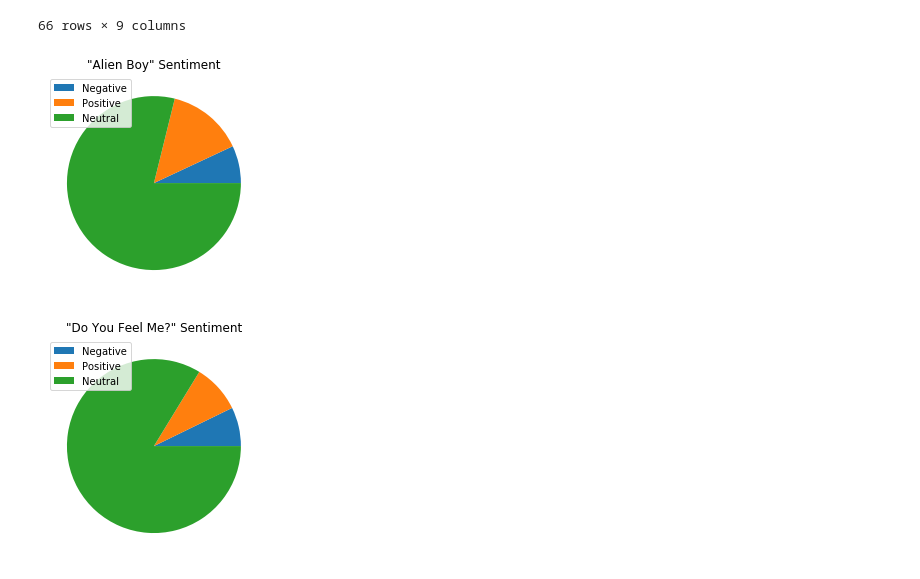
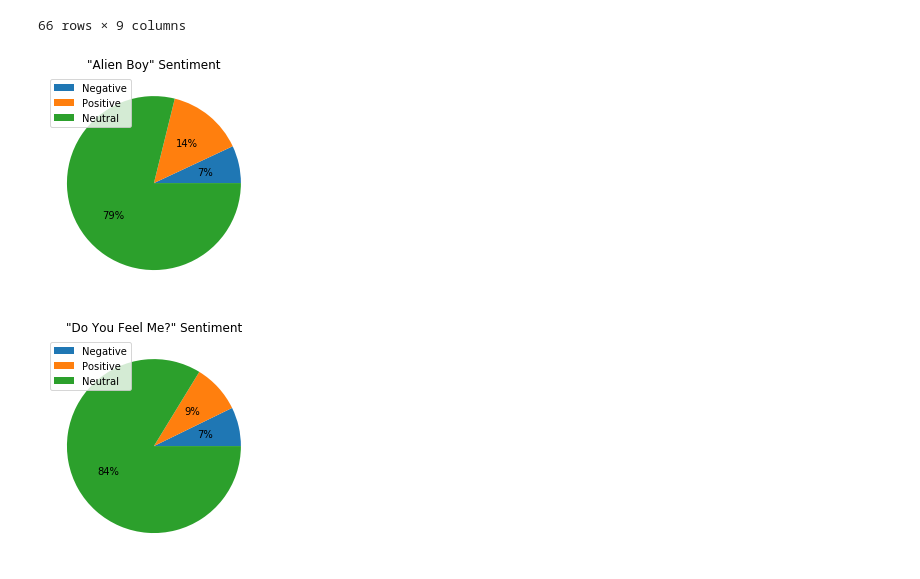
Before and after one commit to michaelbaluja/LyricalAnalysis, a Jupyter notebook: src/main.ipynb, the cells around one changed output. Saved outputs shown, nothing was run; the diff lists cells and outputs as text; code cells hidden in the pictures.

```diff
--- a/src/main.ipynb
+++ b/src/main.ipynb
@@ -145,16 +145,16 @@ songs to remove:  ['Demons']
 # %%
 for album in albums_to_analyze:
     pos = df[df.Album == album].pos.sum()
     neg = df[df.Album == album].neg.sum()
     neu = df[df.Album == album].neu.sum()
     tot = pos + neg + neu
 
-    plt.pie([pos / tot, neg / tot, neu / tot])
+    plt.pie([pos / tot, neg / tot, neu / tot], autopct='%1.0f%%')
     plt.legend(['Negative', 'Positive', 'Neutral'])
     plt.title('"{}" Sentiment'.format(album))
     plt.show()
     #plt.savefig('../images/{}_pie_chart.png'.format(album))
     plt.close()
 # %% [output]
-[figure, old version]
+[figure, new version]
-[figure, old version]
+[figure, new version]
```
Also changed, not shown: 1 other file.
